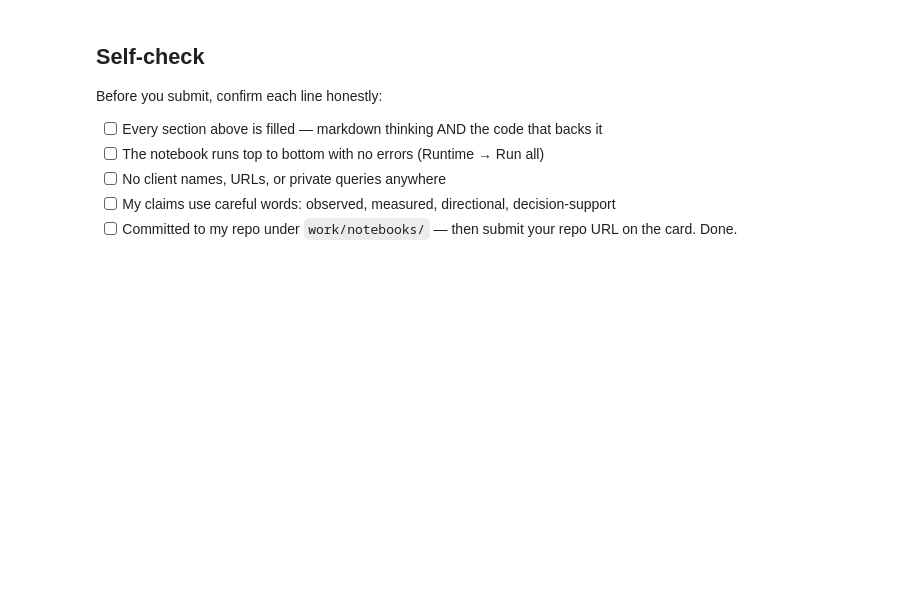
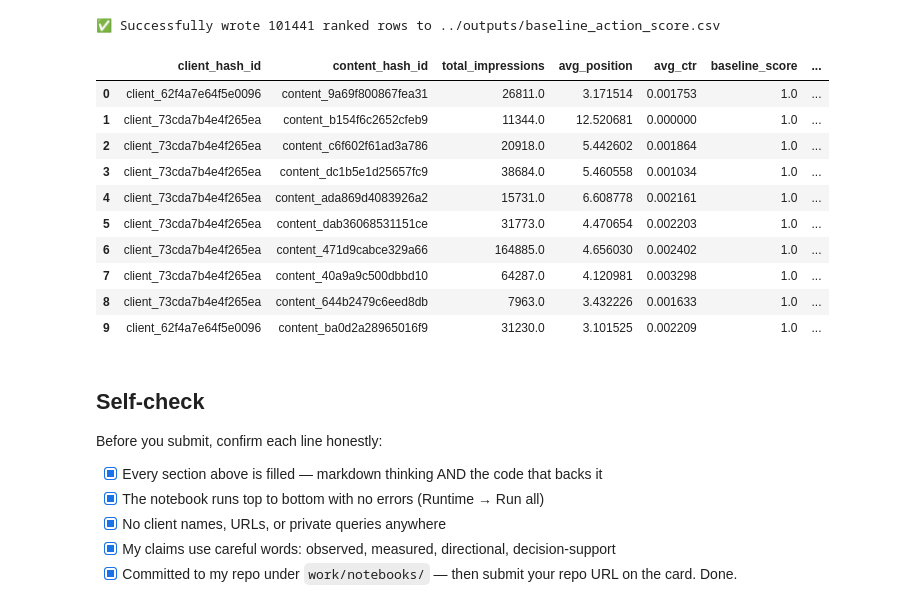
Before and after one commit to Vaibhavrajput326/flyrank.ai, a Jupyter notebook: work/notebooks/w04_baseline_score.ipynb, the cells around one changed output. Cells and saved outputs as stored; diff of their text form; code cells hidden in the pictures; blank space fills up the shorter version.

```diff
--- a/work/notebooks/w04_baseline_score.ipynb
+++ b/work/notebooks/w04_baseline_score.ipynb
@@ -37,10 +112,61 @@ This skeleton is yours to fill. Work the sections **in order** — each one has
+# %%
+# This cell is for CODE (numbers, a query, a check).
+# Write your text answer in the cell ABOVE this one — typing sentences here breaks Run All.
+# Rule Definition: High Impression Quick-Win Optimization Opportunity
+# High impressions (> median) + Underperforming CTR relative to position
+
+med_imp = df_lane['total_impressions'].median()
+
+def apply_baseline_rule(row):
+    # Rule logic: Top-page query with sub-page 1 rank or bad CTR
+    if row['total_impressions'] >= med_imp and row['avg_position'] > 5.0:
+        # Score proportional to impression volume and position penalty
+        score = min(1.0, (row['total_impressions'] / 10000.0) * (row['avg_position'] / 10.0))
+        return score, 'CTR_POS_MISMATCH', 'OPTIMIZE_META_AND_TITLE'
+    elif row['total_impressions'] >= med_imp and row['avg_ctr'] < 0.02:
+        score = min(1.0, (row['total_impressions'] / 10000.0) * 1.5)
+        return score, 'HIGH_IMP_LOW_CTR', 'REFRESH_SNIPPET_CTA'
+    else:
+        return 0.0, 'HEALTHY_OR_LOW_PRIORITY', 'NO_ACTION'
+
+results = df_lane.apply(apply_baseline_rule, axis=1)
+df_lane['baseline_score'] = [r[0] for r in results]
+df_lane['reason_code'] = [r[1] for r in results]
+df_lane['action_label'] = [r[2] for r in results]
+
+# Sort by baseline score descending
+df_ranked = df_lane.sort_values(by='baseline_score', ascending=False).reset_index(drop=True)
+
+# Write output CSV to work/outputs/baseline_action_score.csv
+output_path = "../outputs/baseline_action_score.csv"
+df_ranked[['client_hash_id', 'content_hash_id', 'baseline_score', 'reason_code', 'action_label']].to_csv(output_path, index=False)
+
+print(f"✅ Successfully wrote {len(df_ranked)} ranked rows to {output_path}")
+# %% [output]
+✅ Successfully wrote 101441 ranked rows to ../outputs/baseline_action_score.csv
+# %%
+# Display Top 10 Ranked Actions
+top_10 = df_ranked.head(10)[['client_hash_id', 'content_hash_id', 'total_impressions', 'avg_position', 'avg_ctr', 'baseline_score', 'reason_code', 'action_label']]
+display(top_10)
+# %% [output]
+|  | client_hash_id | content_hash_id | total_impressions | avg_position | avg_ctr | baseline_score | ... |
+| 0 | client_62f4a7e64f5e0096 | content_9a69f800867fea31 | 26811.0 | 3.171514 | 0.001753 | 1.0 | ... |
+| 1 | client_73cda7b4e4f265ea | content_b154f6c2652cfeb9 | 11344.0 | 12.520681 | 0.000000 | 1.0 | ... |
+| 2 | client_73cda7b4e4f265ea | content_c6f602f61ad3a786 | 20918.0 | 5.442602 | 0.001864 | 1.0 | ... |
+| 3 | client_73cda7b4e4f265ea | content_dc1b5e1d25657fc9 | 38684.0 | 5.460558 | 0.001034 | 1.0 | ... |
+| 4 | client_73cda7b4e4f265ea | content_ada869d4083926a2 | 15731.0 | 6.608778 | 0.002161 | 1.0 | ... |
+| 5 | client_73cda7b4e4f265ea | content_dab36068531151ce | 31773.0 | 4.470654 | 0.002203 | 1.0 | ... |
+| 6 | client_73cda7b4e4f265ea | content_471d9cabce329a66 | 164885.0 | 4.656030 | 0.002402 | 1.0 | ... |
+| 7 | client_73cda7b4e4f265ea | content_40a9a9c500dbbd10 | 64287.0 | 4.120981 | 0.003298 | 1.0 | ... |
+| 8 | client_73cda7b4e4f265ea | content_644b2479c6eed8db | 7963.0 | 3.432226 | 0.001633 | 1.0 | ... |
+| 9 | client_62f4a7e64f5e0096 | content_ba0d2a28965016f9 | 31230.0 | 3.101525 | 0.002209 | 1.0 | ... |
 # %% [markdown]
 ## Self-check
 
 Before you submit, confirm each line honestly:
 
-- [ ] Every section above is filled — markdown thinking AND the code that backs it
-- [ ] The notebook runs top to bottom with no errors (Runtime → Run all)
-- [ ] No client names, URLs, or private queries anywhere
-- [ ] My claims use careful words: observed, measured, directional, decision-support
-- [ ] Committed to my repo under `work/notebooks/` — then submit your repo URL on the card. Done.
+- [X] Every section above is filled — markdown thinking AND the code that backs it
+- [X] The notebook runs top to bottom with no errors (Runtime → Run all)
+- [X] No client names, URLs, or private queries anywhere
+- [X] My claims use careful words: observed, measured, directional, decision-support
+- [X] Committed to my repo under `work/notebooks/` — then submit your repo URL on the card. Done.
```
Also changed, not shown: parts of 14 cells of this notebook.
